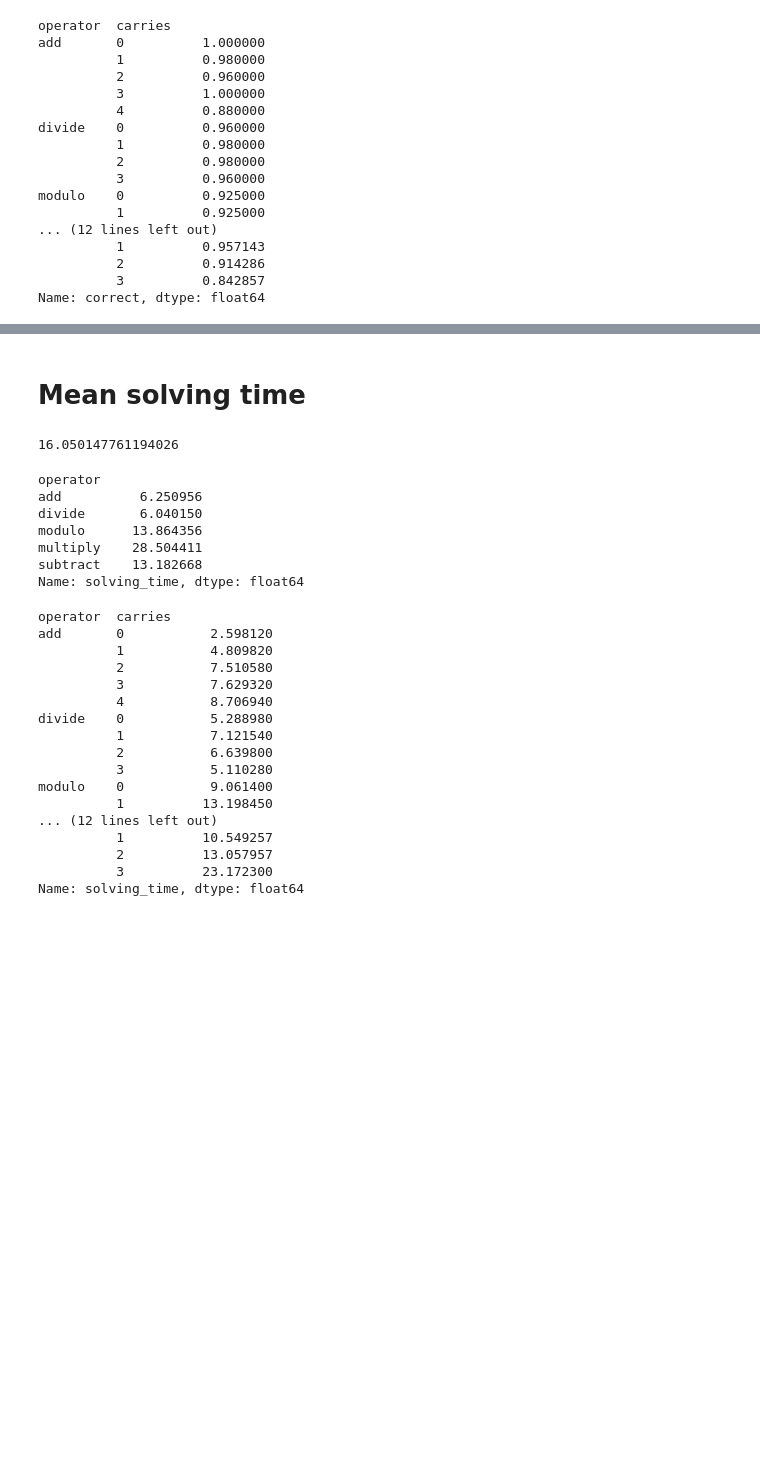
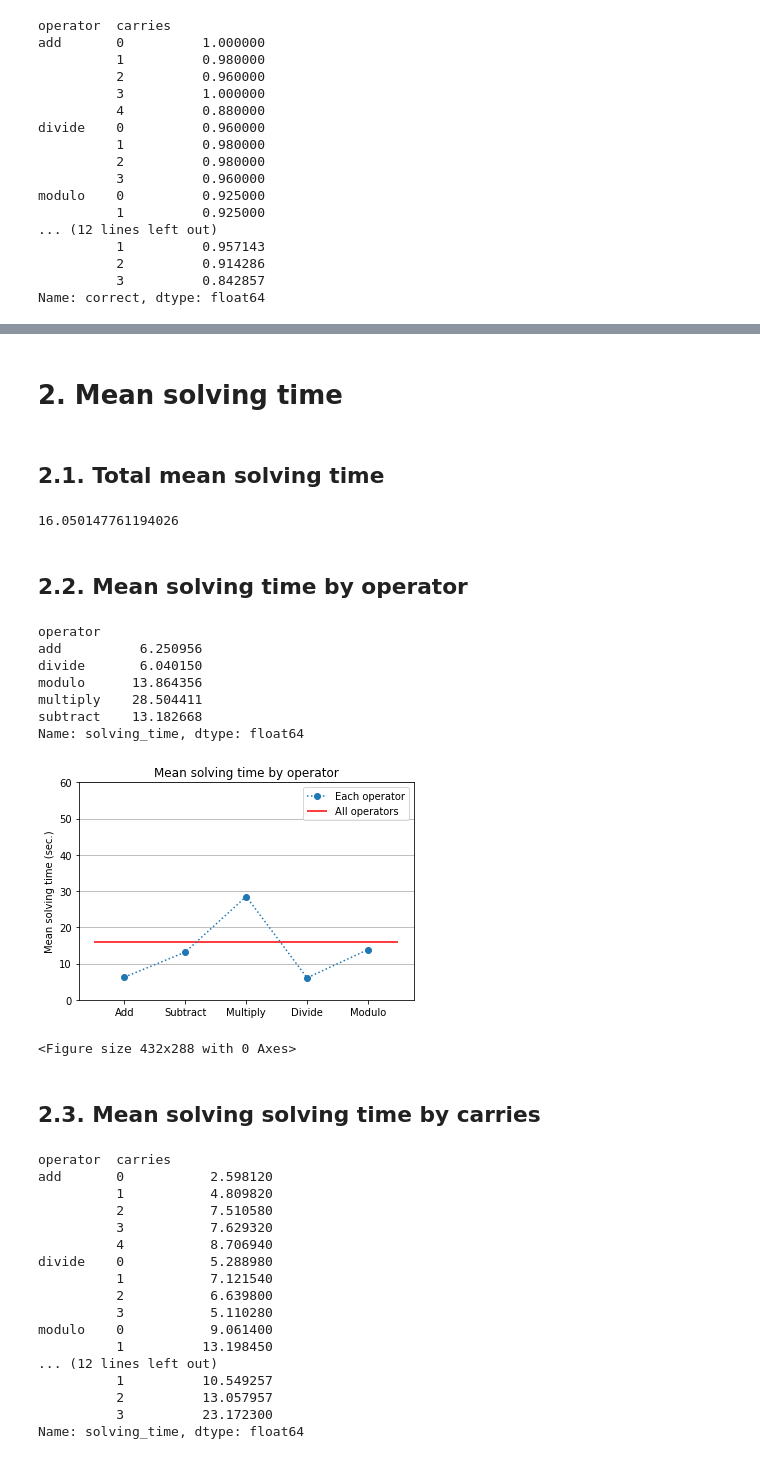
Before and after one commit to sungjae-cho/arithmetic-experiment, a Jupyter notebook: plot_results.ipynb, the cells around one changed output, grey strips where cells are left out. Saved outputs shown, nothing was run; the diff lists cells and outputs as text; code cells hidden in the pictures; blank space fills up the shorter version.

```diff
--- a/plot_results.ipynb
+++ b/plot_results.ipynb
@@ -39,2 +86,4 @@ Name: correct, dtype: float64
 # %% [markdown]
-# Mean solving time
+# 2. Mean solving time
+# %% [markdown]
+## 2.1. Total mean solving time
@@ -42,3 +93,5 @@ Name: correct, dtype: float64
 get_mean_solving_time(groupby_operator=False, groupby_carries=False)
 # %% [output]
 16.050147761194026
+# %% [markdown]
+## 2.2. Mean solving time by operator
@@ -52,3 +107,11 @@ modulo      13.864356
 multiply    28.504411
 subtract    13.182668
 Name: solving_time, dtype: float64
+# %%
+plot_mean_solving_time_by_operator(mode='show')
+plot_mean_solving_time_by_operator(mode='save')
+# %% [output]
+[figure, added]
+<Figure size 432x288 with 0 Axes>
+# %% [markdown]
+## 2.3. Mean solving solving time by carries
```
Also changed, not shown: parts of 30 cells of this notebook, 1 other file.
